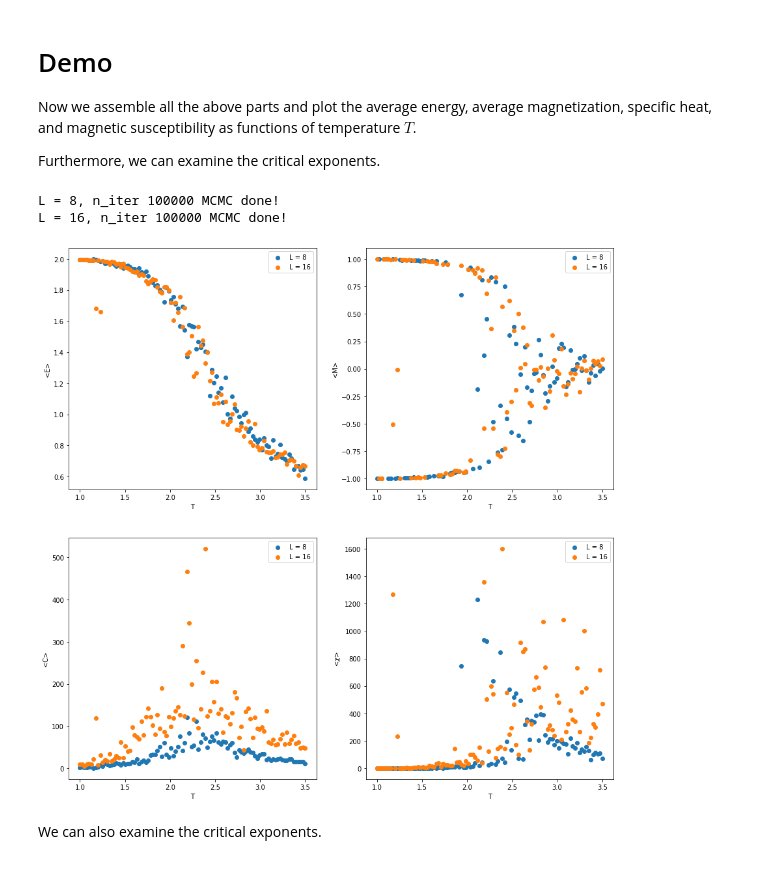
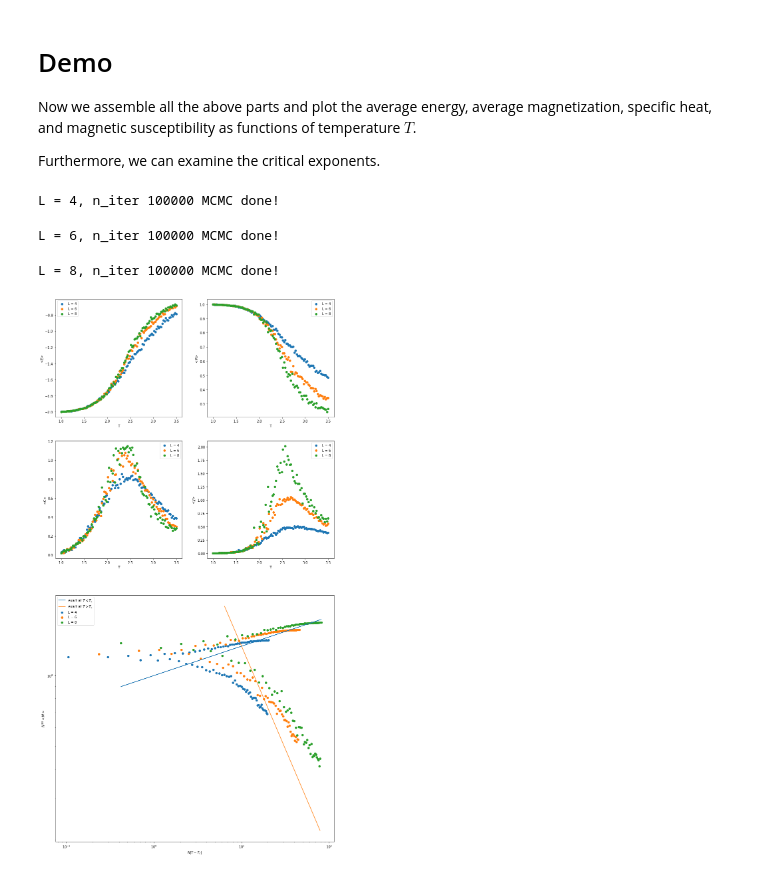
Before and after one commit to haimengzhao/computational-qm, a Jupyter notebook: task6/task6.ipynb, the cells around one changed output. Drawn from its saved outputs; the diff is of its cells as text; code cells hidden in the pictures.

Commit message:
Task6: done!

```diff
--- a/task6/task6.ipynb
+++ b/task6/task6.ipynb
@@ -69,7 +78,7 @@ def energy(state):
         for j in range(L):
             energy += state[i, j] * state[(i + 1) % L, j]
             energy += state[i, j] * state[i, (j + 1) % L]
-    return energy
+    return -energy
 
 def magnetization(state):
     """
@@ -84,6 +93,7 @@ Now we assemble all the above parts and plot the average energy, average magneti
 Furthermore, we can examine the critical exponents.
 # %%
 import matplotlib.pyplot as plt
+from tqdm import tqdm
 %matplotlib inline
 
 def MCMC(L, T, n_iter, n_avg=10000):
@@ -92,12 +102,8 @@ def MCMC(L, T, n_iter, n_avg=10000):
     """
     state, N = get_init_state(L)
 
-    energies = []
     for _ in range(n_iter):
         state = MCMC_iter(state, T)
-        energies.append(energy(state))
-        if _ >= n_iter/10 and np.abs(np.mean(energies[_-n_iter/100:_] - energies[_-2*n_iter/100-1:_-n_iter/100])) < 1e-7:
-            break
 
     energies = []
     magnetizations = []
@@ -109,7 +115,7 @@ def MCMC(L, T, n_iter, n_avg=10000):
         magnetizations.append(sample_magnetization)
 
     subsample_energies = np.random.choice(energies, size=n_avg)
-    subsample_magnetizations = np.random.choice(magnetizations, size=n_avg)
+    subsample_magnetizations = np.abs(np.random.choice(magnetizations, size=n_avg))
     avg_energy = np.mean(subsample_energies) / N
     avg_magnetization = np.mean(subsample_magnetizations) / N
     specific_heat = np.var(subsample_energies) / (T ** 2)
@@ -118,52 +124,62 @@ def MCMC(L, T, n_iter, n_avg=10000):
     return state, N, avg_energy, avg_magnetization, specific_heat, susceptibility
 
 n_iter = 100000
-L_list = [8, 16]
+L_list = [4, 6, 8]
 T_list = np.linspace(1, 3.5, 100)
+Tc = 2/np.log(1 + np.sqrt(2))
 
 # initialize the figure
-fig = plt.figure(figsize=(15, 15))
-ax_energy = fig.add_subplot(221)
+fig = plt.figure(figsize=(15, 30))
+ax_energy = fig.add_subplot(421)
 ax_energy.set_xlabel('T')
 ax_energy.set_ylabel('<E>')
-ax_magnetization = fig.add_subplot(222)
+ax_magnetization = fig.add_subplot(422)
 ax_magnetization.set_xlabel('T')
 ax_magnetization.set_ylabel('<M>')
-ax_specific_heat = fig.add_subplot(223)
+ax_specific_heat = fig.add_subplot(423)
 ax_specific_heat.set_xlabel('T')
 ax_specific_heat.set_ylabel('<C>')
-ax_susceptibility = fig.add_subplot(224)
+ax_susceptibility = fig.add_subplot(424)
 ax_susceptibility.set_xlabel('T')
 ax_susceptibility.set_ylabel(r'<$\chi$>')
+ax_exponent = fig.add_subplot(212)
+ax_exponent.set_xlabel(r'$N|T-T_c|$')
+ax_exponent.set_ylabel(r'$N^{1/8}<M>$')
+ax_exponent.set_xscale('log')
+ax_exponent.set_yscale('log')
 
 # MCMC
 for L in L_list:
     avg_energies=[]
     avg_magnetizations=[]
     specific_heats=[]
     susceptibilities=[]
-    for T in T_list:
+    for T in tqdm(T_list):
         state, N, avg_energy, avg_magnetization, specific_heat, susceptibility = MCMC(L, T, n_iter)
         avg_energies.append(avg_energy)
         avg_magnetizations.append(avg_magnetization)
         specific_heats.append(specific_heat)
         susceptibilities.append(susceptibility)
 
     print(f'L = {L}, n_iter {n_iter} MCMC done!')
     # plot
     ax_energy.scatter(T_list, avg_energies, label=f'L = {L}')
     ax_magnetization.scatter(T_list, avg_magnetizations, label=f'L = {L}')
-    ax_specific_heat.scatter(T_list, specific_heats, label=f'L = {L}')
-    ax_susceptibility.scatter(T_list, susceptibilities, label=f'L = {L}')
+    ax_specific_heat.scatter(T_list, np.array(specific_heats)/N, label=f'L = {L}')
+    ax_susceptibility.scatter(T_list, np.array(susceptibilities)/N, label=f'L = {L}')
+    ax_exponent.scatter(np.abs(T_list-Tc) * N, np.array(avg_magnetizations) * (N ** (1/8)), label=f'L = {L}')
 
+# exact solution
+ax_exponent.plot(np.abs(T_list-Tc) * N, (np.abs(T_list-Tc) * N) ** (1/8), label=r'exact at $T<T_c$')
+ax_exponent.plot(np.linspace(0.1, 3.5-Tc) * N, 10*(np.linspace(0.1, 3.5-Tc) * N) ** (-7/8), label=r'exact at $T>T_c$')
 ax_energy.legend()
 ax_magnetization.legend()
 ax_specific_heat.legend()
 ax_susceptibility.legend()
+ax_exponent.legend()
 plt.show()
 # %% [output]
-L = 8, n_iter 100000 MCMC done!
-L = 16, n_iter 100000 MCMC done!
+L = 4, n_iter 100000 MCMC done!
+L = 6, n_iter 100000 MCMC done!
+L = 8, n_iter 100000 MCMC done!
-[figure, old version]
+[figure, new version]
-# %% [markdown]
-We can also examine the critical exponents.
```
Also changed, not shown: parts of 2 cells of this notebook.
